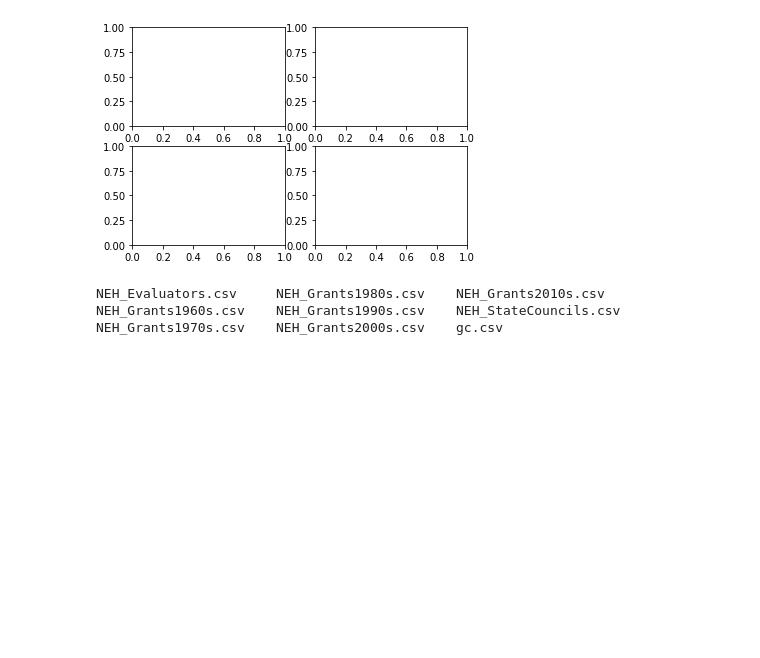
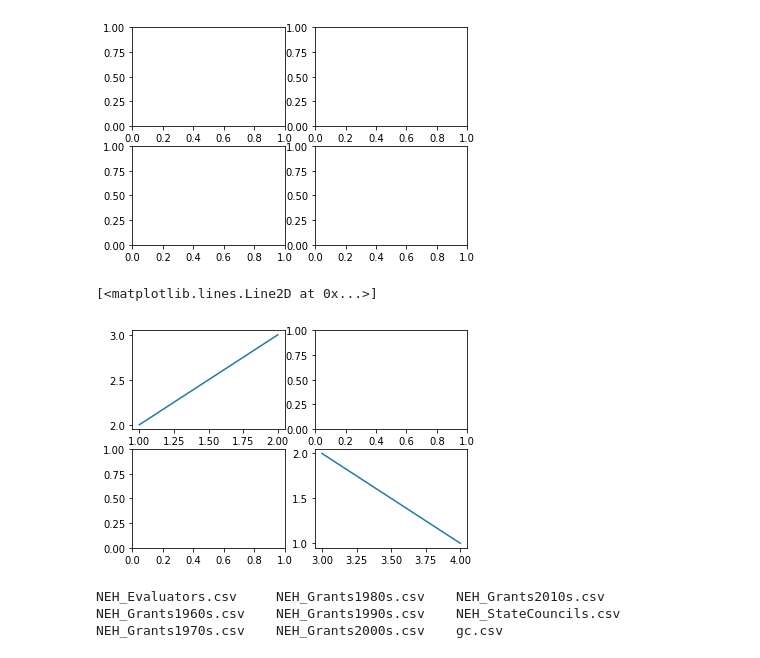
Before and after one commit to story645/neh, a Jupyter notebook: matplotlib_tutorial.ipynb, the cells around one changed output. Drawn from its saved outputs; the diff is of its cells as text; code cells hidden in the pictures; blank space fills up the shorter version.

```diff
--- a/matplotlib_tutorial.ipynb
+++ b/matplotlib_tutorial.ipynb
@@ -19,6 +19,13 @@ fig2, (ax1, ax2) = plt.subplots(nrows=1, ncols=2)
 fig2, axes = plt.subplots(nrows=2, ncols=2)
 # %% [output]
 [figure]
+# %%
+fig2, axes = plt.subplots(nrows=2, ncols=2)
+axes[0,0].plot([1,2],[2,3])
+axes[1,1].plot([3,4], [2,1])
+# %% [output]
+[<matplotlib.lines.Line2D at 0x...>]
+[figure, added]
 # %%
 ls data
 # %% [output]
```
Also changed, not shown: parts of 10 cells of this notebook, 4 other files.
